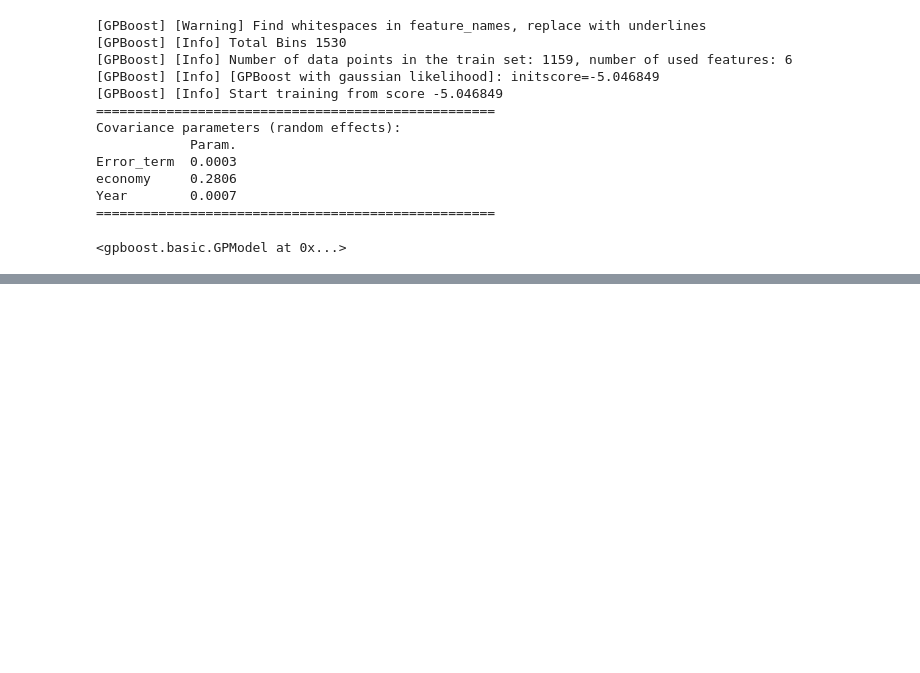
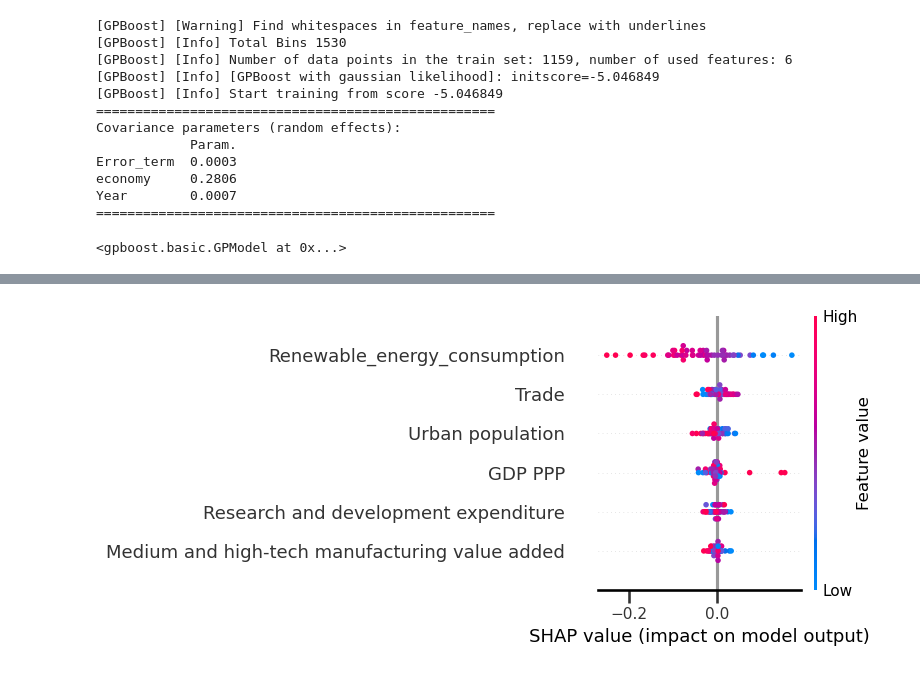
Before and after one commit to averma1010/DataMining_WorldBank_Project, a Jupyter notebook: World_Bank_C02_GPBOOST.ipynb, the cells around one changed output, grey strips where cells are left out. Saved outputs shown, nothing was run; the diff lists cells and outputs as text; code cells hidden in the pictures; blank space fills up the shorter version.

```diff
--- a/World_Bank_C02_GPBOOST.ipynb
+++ b/World_Bank_C02_GPBOOST.ipynb
@@ -410,0 +491,5 @@ mse(Y_test, pred_new_1, squared=False)
+# %%
+shap_values = shap.TreeExplainer(bst_ar).shap_values(X_test)
+shap.summary_plot(shap_values, X_test)
+# %% [output]
+[figure, added]
```
Also changed, not shown: parts of 19 cells of this notebook.
